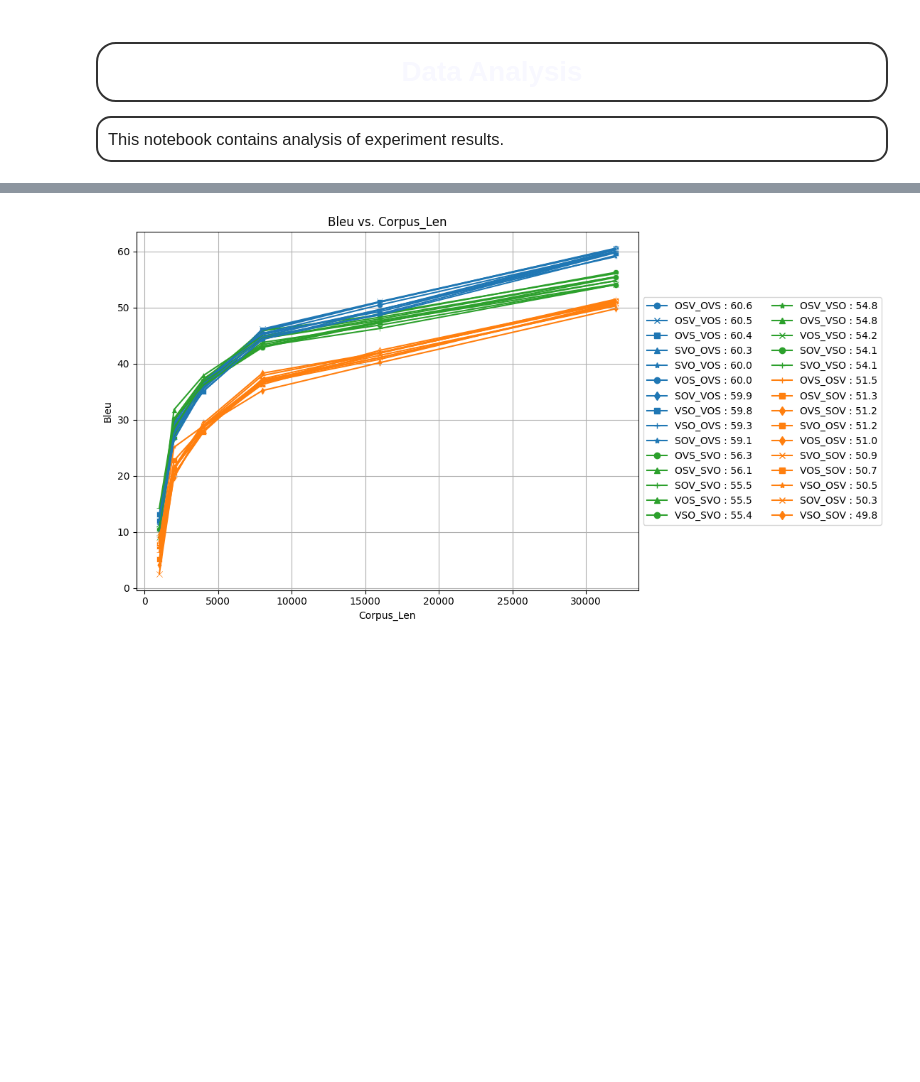
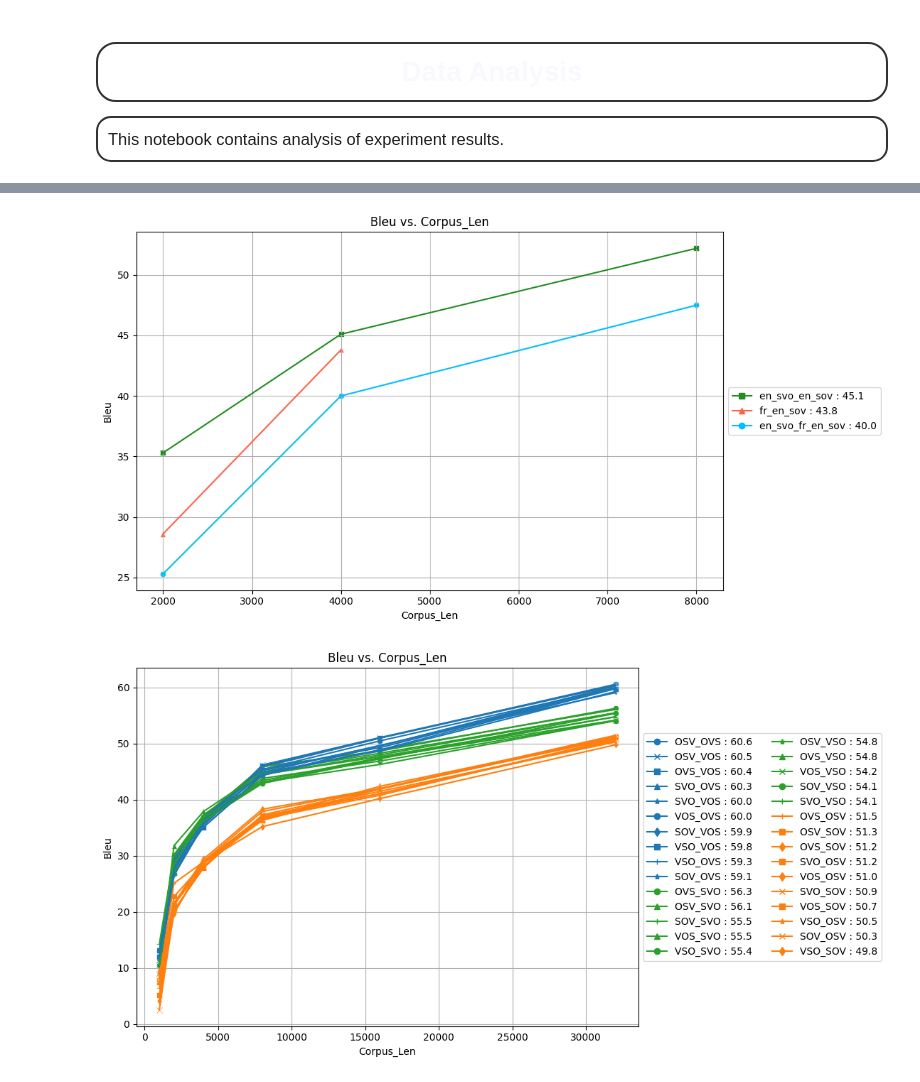
Before and after one commit to Mark-Hopkins-at-Williams/testperanto, a Jupyter notebook: experiment_pipeline/src/analysis.ipynb, the cells around one changed output, grey strips where cells are left out. Saved outputs shown, nothing was run; the diff lists cells and outputs as text; code cells hidden in the pictures; blank space fills up the shorter version.

```diff
--- a/experiment_pipeline/src/analysis.ipynb
+++ b/experiment_pipeline/src/analysis.ipynb
@@ -149,3 +162,7 @@ trained['last'] = trained['tgt'].apply(lambda lst : lst[0].split('.')[0][-1])
+# %%
+plot_scores(data)
+# %% [output]
+[figure, added]
 # %%
 plot_desc = 'Plotting BLEU vs. corpus length for SVO perm experiment. Color coded by last letter of tgt language to highlight issue with BLEU as metric'
 plot_scores(trained, color='last', savefig=True, filename='svo_perm_bleu', plot_desc=plot_desc)
```
Also changed, not shown: parts of 2 cells of this notebook, 5 other files.
